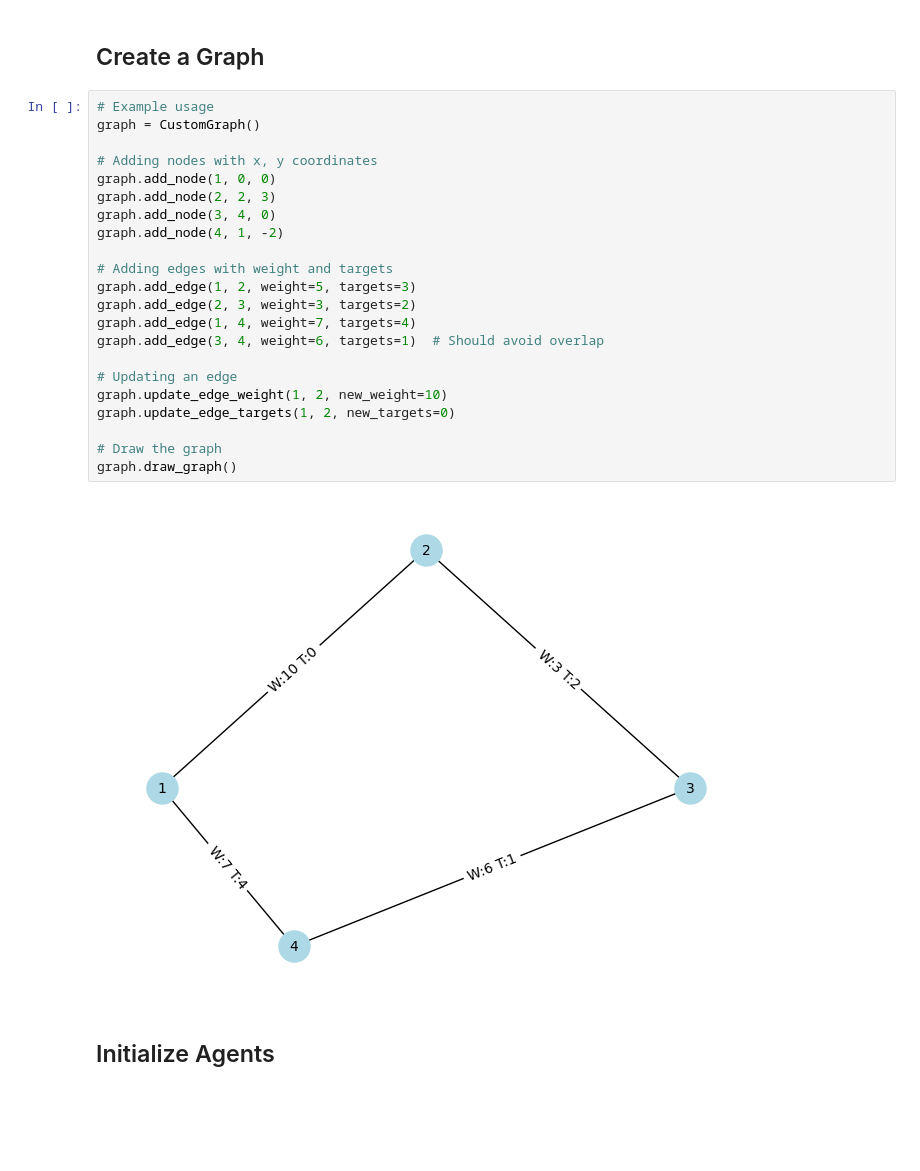
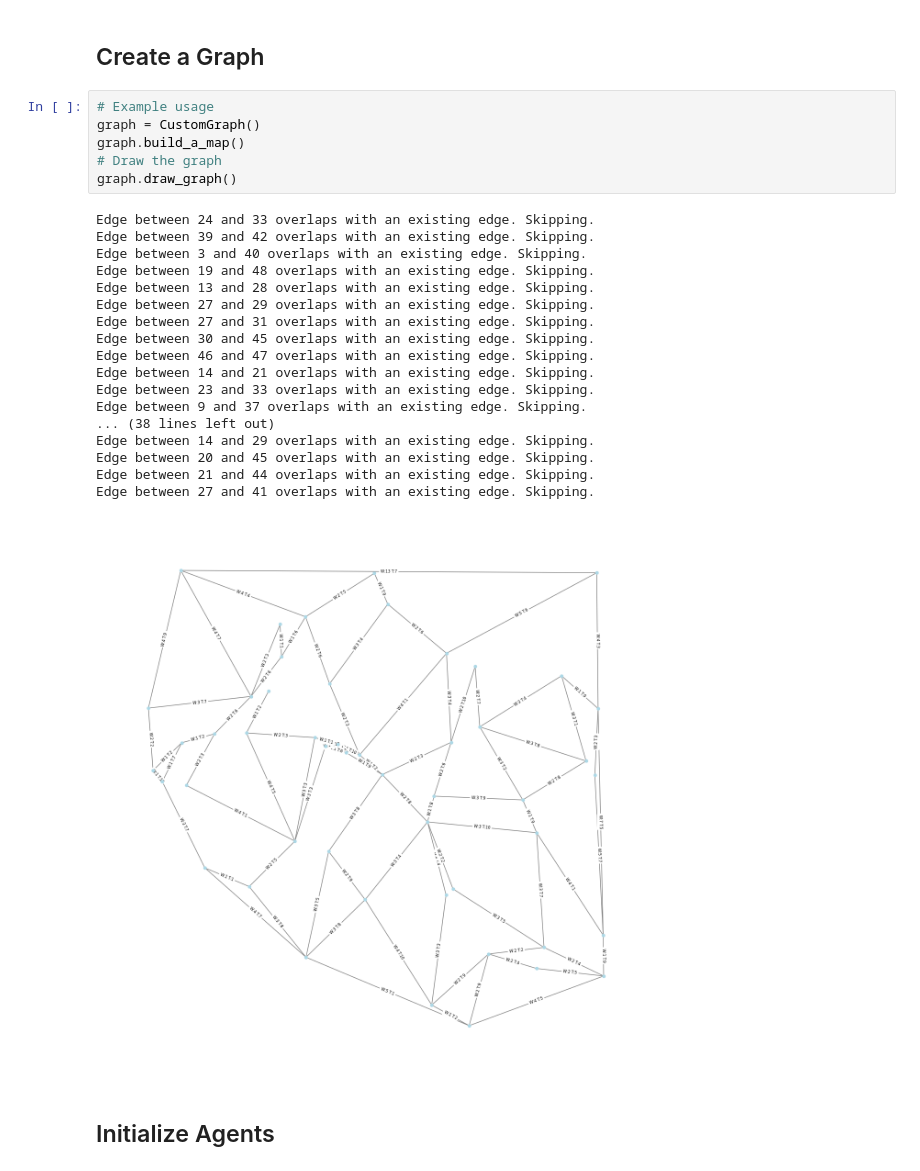
Before and after one commit to llamas20/automated-trash-mapper, a Jupyter notebook: simulation.ipynb, the cells around one changed output. Cells and saved outputs as stored; diff of their text form; blank space fills up the shorter version.

```diff
--- a/simulation.ipynb
+++ b/simulation.ipynb
@@ -14,30 +14,31 @@ from map import CustomGraph
 from agent import Agent
 # %% [markdown]
 ## Create a Graph
-# %%
-# Example usage
-graph = CustomGraph()
-
-# Adding nodes with x, y coordinates
-graph.add_node(1, 0, 0)
-graph.add_node(2, 2, 3)
-graph.add_node(3, 4, 0)
-graph.add_node(4, 1, -2)
-
-# Adding edges with weight and targets
-graph.add_edge(1, 2, weight=5, targets=3)
-graph.add_edge(2, 3, weight=3, targets=2)
-graph.add_edge(1, 4, weight=7, targets=4)
-graph.add_edge(3, 4, weight=6, targets=1)  # Should avoid overlap
-
-# Updating an edge
-graph.update_edge_weight(1, 2, new_weight=10)
-graph.update_edge_targets(1, 2, new_targets=0)
-
-# Draw the graph
-graph.draw_graph()
-# %% [output]
-[figure, removed]
+# %%
+# Example usage
+graph = CustomGraph()
+graph.build_a_map()
+# Draw the graph
+graph.draw_graph()
+# %% [output]
+Edge between 24 and 33 overlaps with an existing edge. Skipping.
+Edge between 39 and 42 overlaps with an existing edge. Skipping.
+Edge between 3 and 40 overlaps with an existing edge. Skipping.
+Edge between 19 and 48 overlaps with an existing edge. Skipping.
+Edge between 13 and 28 overlaps with an existing edge. Skipping.
+Edge between 27 and 29 overlaps with an existing edge. Skipping.
+Edge between 27 and 31 overlaps with an existing edge. Skipping.
+Edge between 30 and 45 overlaps with an existing edge. Skipping.
+Edge between 46 and 47 overlaps with an existing edge. Skipping.
+Edge between 14 and 21 overlaps with an existing edge. Skipping.
+Edge between 23 and 33 overlaps with an existing edge. Skipping.
+Edge between 9 and 37 overlaps with an existing edge. Skipping.
+... (38 lines left out)
+Edge between 14 and 29 overlaps with an existing edge. Skipping.
+Edge between 20 and 45 overlaps with an existing edge. Skipping.
+Edge between 21 and 44 overlaps with an existing edge. Skipping.
+Edge between 27 and 41 overlaps with an existing edge. Skipping.
+[figure, added]
 # %% [markdown]
 ## Initialize Agents
 # %%
```
Also changed, not shown: parts of 3 cells of this notebook, 2 other files.
